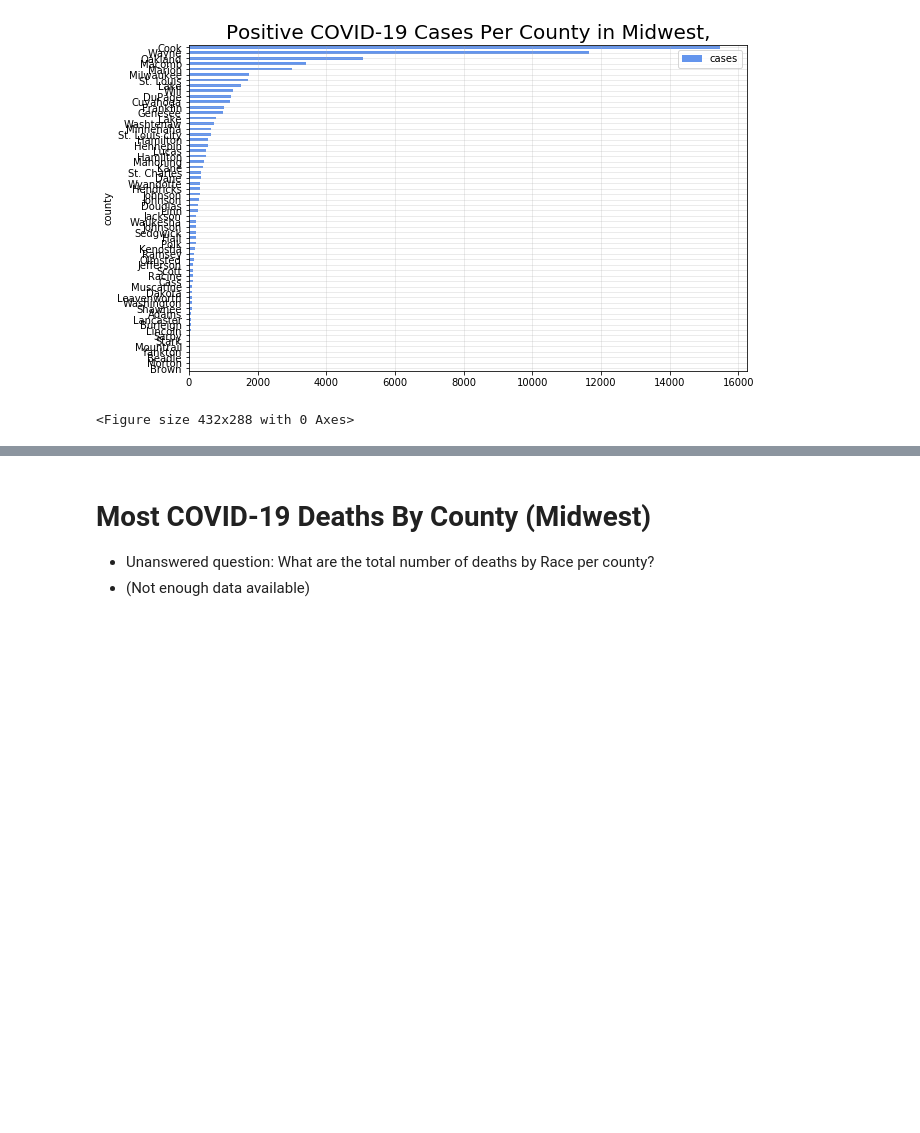
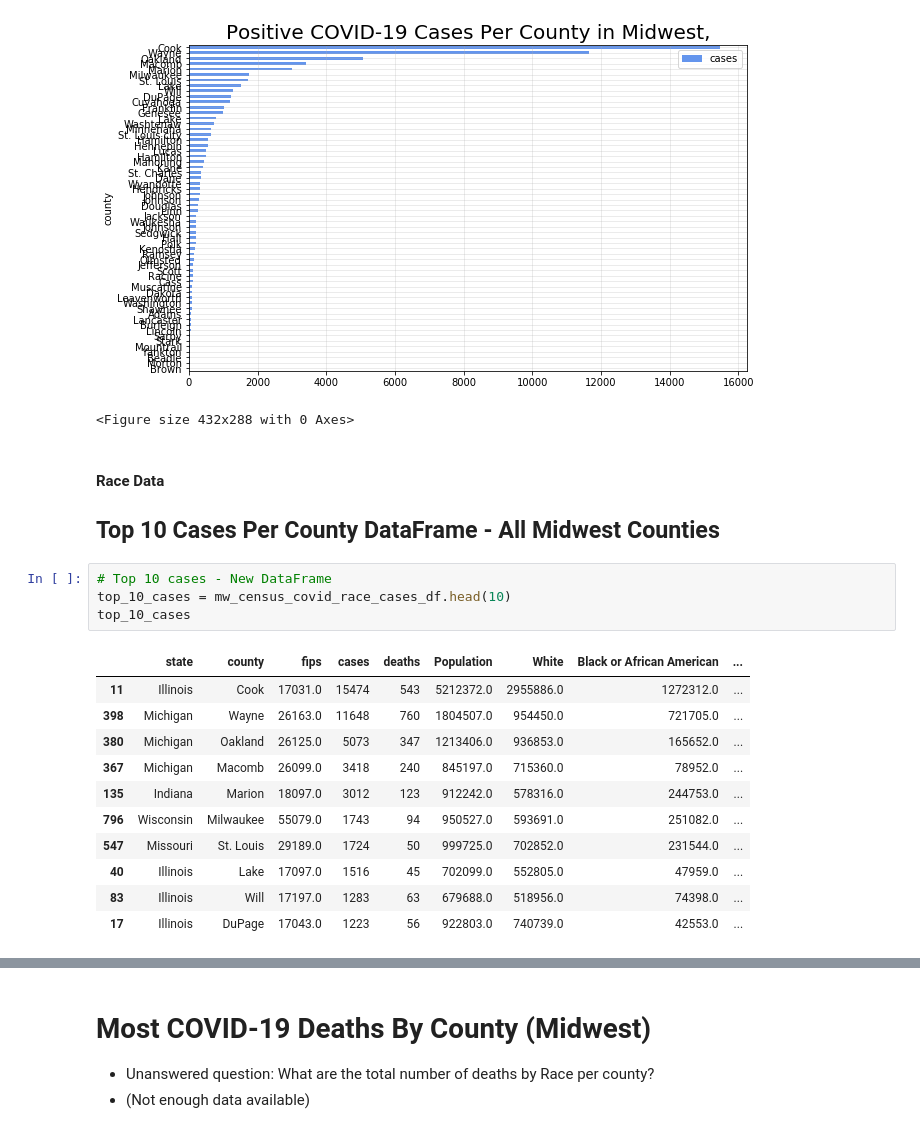
Before and after one commit to YaluZhou/Practice2, a Jupyter notebook: sc_race_data_km.ipynb, the cells around one changed output, grey strips where cells are left out. Cells and saved outputs as stored; diff of their text form; blank space fills up the shorter version.

```diff
--- a/sc_race_data_km.ipynb
+++ b/sc_race_data_km.ipynb
@@ -402,3 +500,23 @@ plt.savefig("/Users/Tito/group_projects/my_project1_files/state_county_data_file
 # %% [output]
 [figure]
 <Figure size 432x288 with 0 Axes>
+# %% [markdown]
+#### Race Data
+
+## Top 10 Cases Per County DataFrame - All Midwest Counties
+# %%
+# Top 10 cases - New DataFrame
+top_10_cases = mw_census_covid_race_cases_df.head(10)
+top_10_cases
+# %% [output]
+|  | state | county | fips | cases | deaths | Population | White | Black or African American | ... |
+| 11 | Illinois | Cook | 17031.0 | 15474 | 543 | 5212372.0 | 2955886.0 | 1272312.0 | ... |
+| 398 | Michigan | Wayne | 26163.0 | 11648 | 760 | 1804507.0 | 954450.0 | 721705.0 | ... |
+| 380 | Michigan | Oakland | 26125.0 | 5073 | 347 | 1213406.0 | 936853.0 | 165652.0 | ... |
+| 367 | Michigan | Macomb | 26099.0 | 3418 | 240 | 845197.0 | 715360.0 | 78952.0 | ... |
+| 135 | Indiana | Marion | 18097.0 | 3012 | 123 | 912242.0 | 578316.0 | 244753.0 | ... |
+| 796 | Wisconsin | Milwaukee | 55079.0 | 1743 | 94 | 950527.0 | 593691.0 | 251082.0 | ... |
+| 547 | Missouri | St. Louis | 29189.0 | 1724 | 50 | 999725.0 | 702852.0 | 231544.0 | ... |
+| 40 | Illinois | Lake | 17097.0 | 1516 | 45 | 702099.0 | 552805.0 | 47959.0 | ... |
+| 83 | Illinois | Will | 17197.0 | 1283 | 63 | 679688.0 | 518956.0 | 74398.0 | ... |
+| 17 | Illinois | DuPage | 17043.0 | 1223 | 56 | 922803.0 | 740739.0 | 42553.0 | ... |
```
Also changed, not shown: parts of 50 cells of this notebook.
